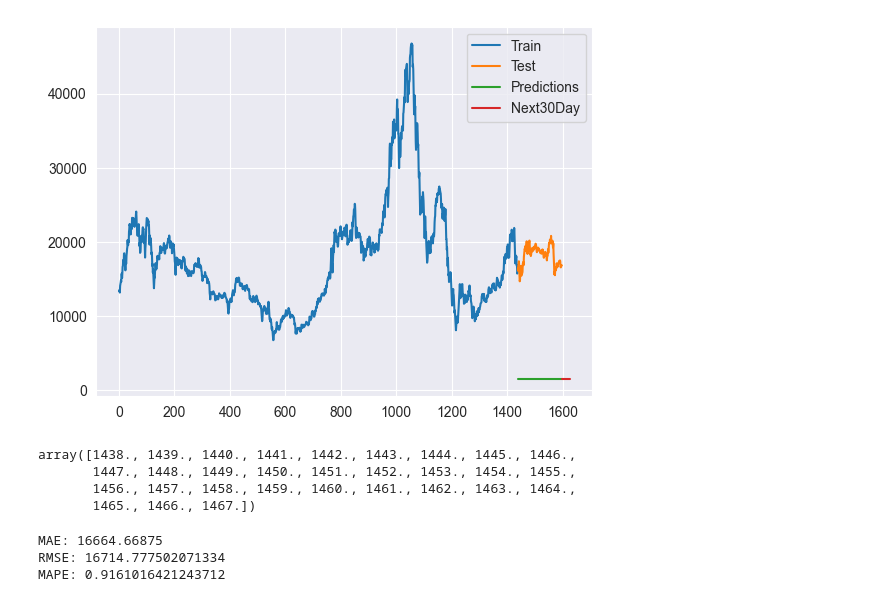
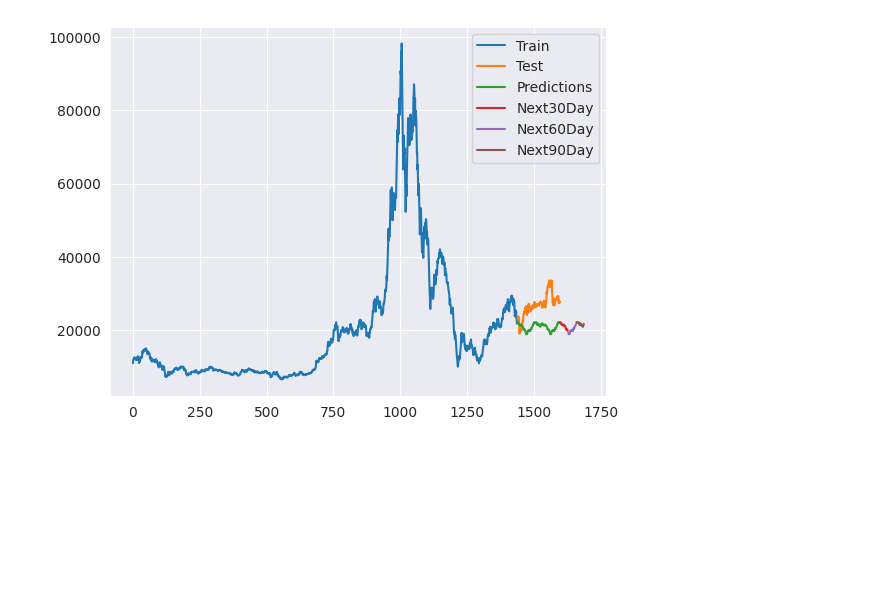
Before and after one commit to duonguwu/IS403_O21_04, a Jupyter notebook: Model/ETS/Team4_ETS_DIG_9_1.ipynb, the cells around one changed output. Cells and saved outputs as stored; diff of their text form; code cells hidden in the pictures; blank space fills up the shorter version.

```diff
--- a/Model/ETS/Team4_ETS_DIG_9_1.ipynb
+++ b/Model/ETS/Team4_ETS_DIG_9_1.ipynb
@@ -63,0 +181,11 @@ y_pred = final_model.forecast(160)
+# %%
+model = ETSModel(
+    train_data['Price'],
+    error="mul",
+    trend="add",
+    seasonal="mul",
+    damped_trend=True,
+    seasonal_periods=90)
+
+res = model.fit()
+print(res.summary())
@@ -64,11 +210,15 @@ y_pred = final_model.forecast(160)
+# %%
+y_pred = res.forecast(160)
 # %%
-# 6. Quá trình tạo index predict 30 ngày tiếp theo
-last_index =  df.index[-1]
-last_data = pd.RangeIndex(start=last_index, stop=last_index+30, step=1)
+# 6. Quá trình tạo index predict 90 ngày tiếp theo
+last_index =  df1.index[-1]
+last_data = pd.RangeIndex(start=last_index, stop=last_index+90, step=1)
+last_data1 = pd.RangeIndex(start=last_index, stop=last_index+30, step=1)
+last_data2 = pd.RangeIndex(start=last_index+31, stop=last_index+60, step=1)
+last_data3 = pd.RangeIndex(start=last_index+61, stop=last_index+90, step=1)
 
-# Create an array of 30 consecutive integers starting from last_index
-x_next_30_days = np.array(range(last_index+1, last_index+31)).reshape(-1, 1)
+x_next_90_days = np.array(range(last_index+1, last_index+91)).reshape(-1, 1)
 
-y_next_30_days = final_model.forecast(len(x_next_30_days))
-y_next_30_days
+y_next_90_days = res.forecast(len(x_next_90_days))
+y_next_90_days
 # %% [output]
@@ -95,9 +249,11 @@ MAPE: 0.9205459120537984
 # %%
-plt.plot(train_data.index, train_data)
-plt.plot(test_data.index, test_data)
+plt.plot(train_data.index, train_data['Price'])
+plt.plot(test_data.index, test_data['Price'])
 plt.plot(test_data.index, y_pred)
-plt.plot(last_data,y_next_30_days)
-plt.legend(['Train', 'Test', 'Predictions','Next30Day'])
+plt.plot(last_data1,y_next_90_days[0:30])
+plt.plot(last_data2,y_next_90_days[31:60])
+plt.plot(last_data3,y_next_90_days[61:90])
+plt.legend(['Train', 'Test', 'Predictions','Next30Day', 'Next60Day', 'Next90Day'])
 plt.show()
 # %% [output]
-[figure, old version]
+[figure, new version]
@@ -129,27 +259,0 @@ y_pred = final_model.forecast(160)
-# %%
-# 6. Quá trình tạo index predict 30 ngày tiếp theo
-last_index =  df.index[-1]
-last_data = pd.RangeIndex(start=last_index, stop=last_index+30, step=1)
-
-# Create an array of 30 consecutive integers starting from last_index
-x_next_30_days = np.array(range(last_index+1, last_index+31)).reshape(-1, 1)
-
-y_next_30_days = final_model.forecast(len(x_next_30_days))
-y_next_30_days
-# %% [output]
-array([1438., 1439., 1440., 1441., 1442., 1443., 1444., 1445., 1446.,
-       1447., 1448., 1449., 1450., 1451., 1452., 1453., 1454., 1455.,
-       1456., 1457., 1458., 1459., 1460., 1461., 1462., 1463., 1464.,
-       1465., 1466., 1467.])
-# %%
-test_mae = mean_absolute_error(test_data, y_pred)
-test_mape = mean_absolute_percentage_error(test_data, y_pred)
-test_rmse = sqrt(mean_squared_error(test_data, y_pred))
-
-print('MAE:', test_mae)
-print('RMSE:', test_rmse)
-print('MAPE:', test_mape)
-# %% [output]
-MAE: 16664.66875
-RMSE: 16714.777502071334
-MAPE: 0.9161016421243712
```
Also changed, not shown: parts of 32 cells of this notebook, 4 other files.
